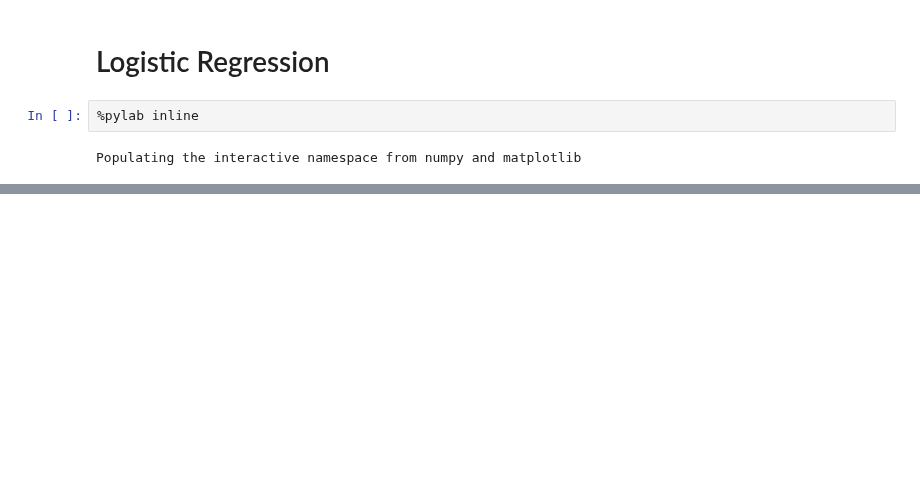
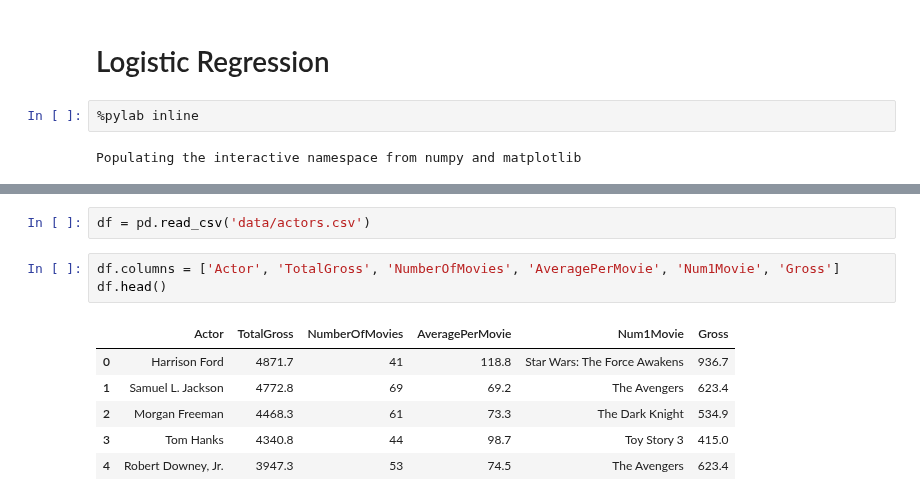
Before and after one commit to omoju/Fundamentals, a Jupyter notebook: Data/data_ML_LogisticRegression.ipynb, the cells around one changed output, grey strips where cells are left out. Drawn from its saved outputs; the diff is of its cells as text; blank space fills up the shorter version.

```diff
--- a/Data/data_ML_LogisticRegression.ipynb
+++ b/Data/data_ML_LogisticRegression.ipynb
@@ -185,0 +122,12 @@ triple[0]
+# %%
+df = pd.read_csv('data/actors.csv')
+# %%
+df.columns = ['Actor', 'TotalGross', 'NumberOfMovies', 'AveragePerMovie', 'Num1Movie', 'Gross']
+df.head()
+# %% [output]
+|  | Actor | TotalGross | NumberOfMovies | AveragePerMovie | Num1Movie | Gross |
+| 0 | Harrison Ford | 4871.7 | 41 | 118.8 | Star Wars: The Force Awakens | 936.7 |
+| 1 | Samuel L. Jackson | 4772.8 | 69 | 69.2 | The Avengers | 623.4 |
+| 2 | Morgan Freeman | 4468.3 | 61 | 73.3 | The Dark Knight | 534.9 |
+| 3 | Tom Hanks | 4340.8 | 44 | 98.7 | Toy Story 3 | 415.0 |
+| 4 | Robert Downey, Jr. | 3947.3 | 53 | 74.5 | The Avengers | 623.4 |
```
Also changed, not shown: parts of 42 cells of this notebook.
